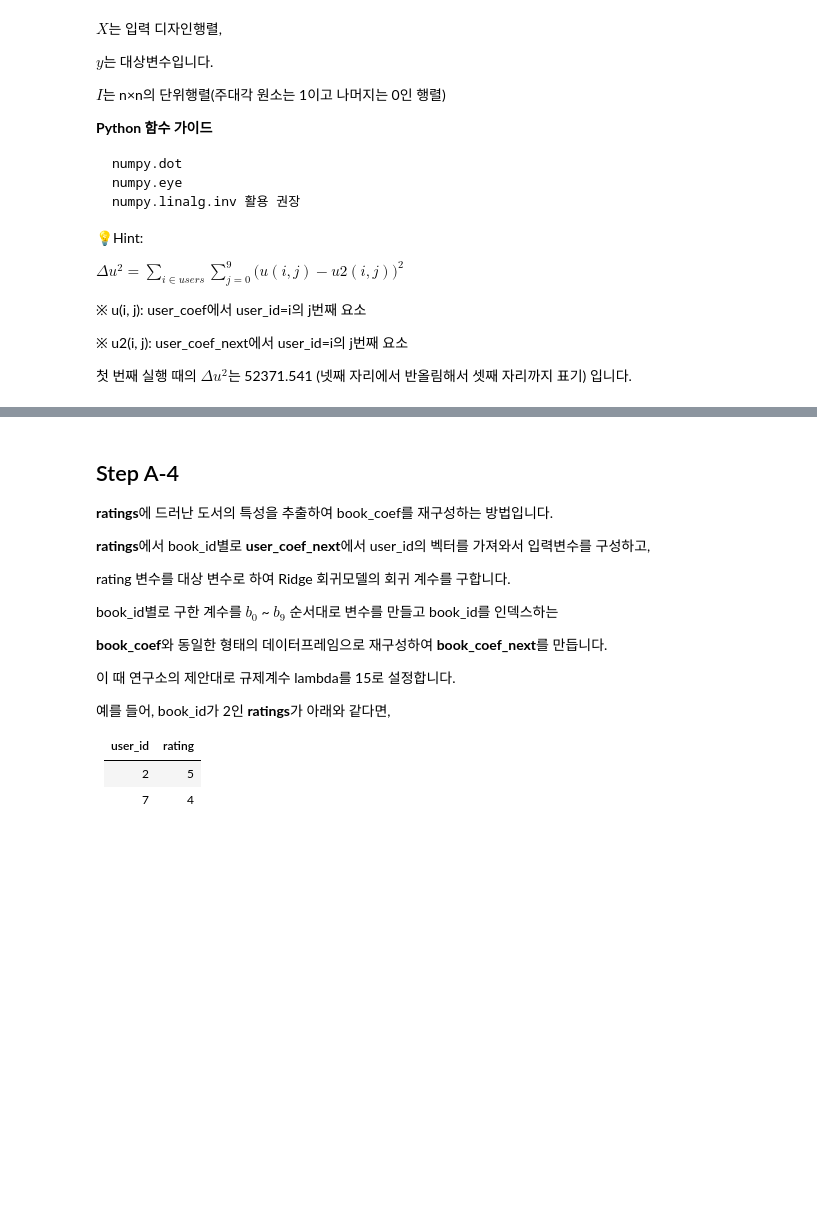
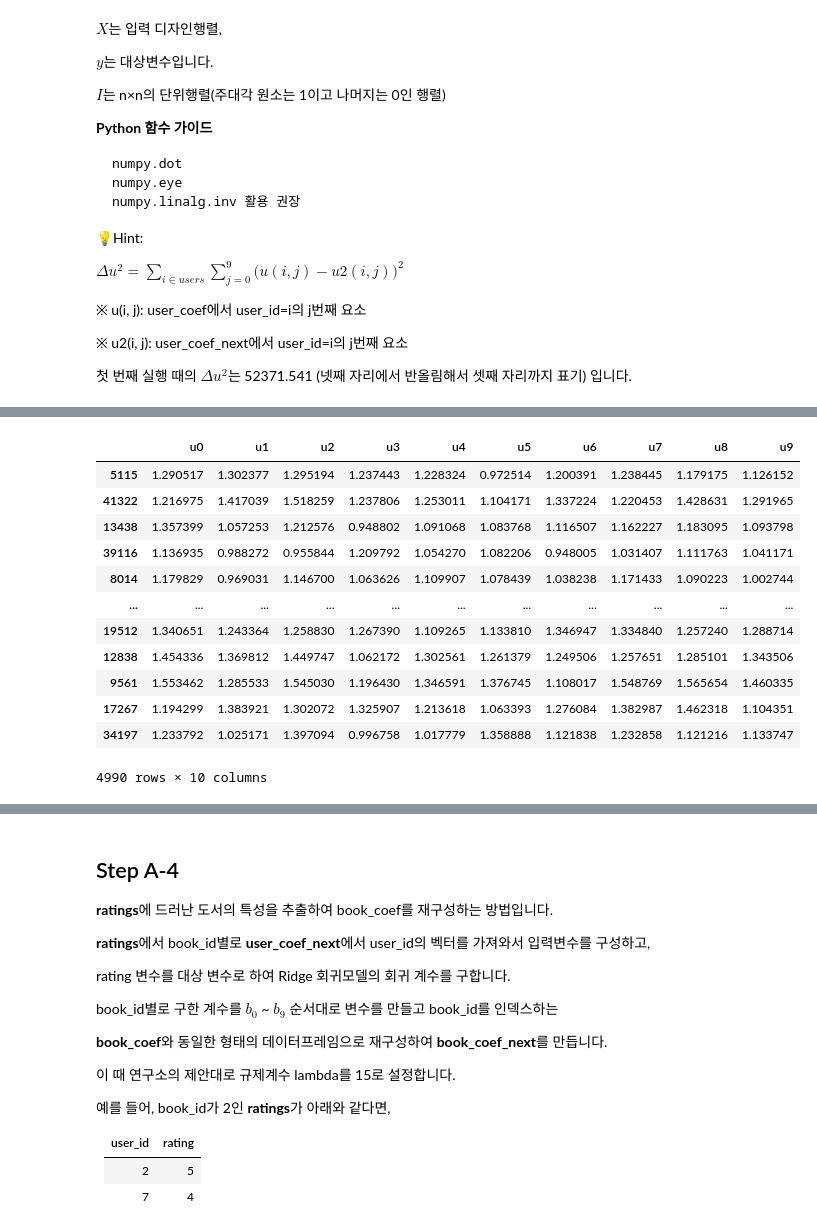
Before and after one commit to sunkusun9/DS_prob1_2510, a Jupyter notebook: prob_solution.ipynb, the cells around one changed output, grey strips where cells are left out. Cells and saved outputs as stored; diff of their text form; code cells hidden in the pictures; blank space fills up the shorter version.

```diff
--- a/prob_solution.ipynb
+++ b/prob_solution.ipynb
@@ -402,3 +402,11 @@ $Δu^2=\sum_{i∈users}\sum_{j=0}^{9}\bigl(u(i,j)-u2(i,j)\bigr)^2$
 ※ u2(i, j): user_coef_next에서 user_id=i의 j번째 요소
 
 첫 번째 실행 때의 $Δu^2$는 52371.541 (넷째 자리에서 반올림해서 셋째 자리까지 표기) 입니다.
+# %%
+# β^=(XTX+λI)−1XTy ,
+lambI = np.eye(n) * 15
+def ridge(X, y):
+    return np.dot(
+        np.linalg.inv(np.dot(X.T, X) + lambI), # (XTX+λI)−1
+        np.dot(X.T, y) # XTy
+    )
@@ -404,0 +431,22 @@ $Δu^2=\sum_{i∈users}\sum_{j=0}^{9}\bigl(u(i,j)-u2(i,j)\bigr)^2$
+# %%
+df_user_coef_next = pd.DataFrame([
+    pd.Series(ridge(
+        df_book_coef.loc[df_ratings.loc[df_ratings['user_id'] == i, 'book_id']],
+        df_ratings.loc[df_ratings['user_id'] == i, 'rating']
+    ), index = df_user_coef.columns, name = i)
+    for i in df_ratings['user_id'].unique()
+])
+# %% [output]
+|  | u0 | u1 | u2 | u3 | u4 | u5 | u6 | u7 | u8 | u9 |
+| 5115 | 1.290517 | 1.302377 | 1.295194 | 1.237443 | 1.228324 | 0.972514 | 1.200391 | 1.238445 | 1.179175 | 1.126152 |
+| 41322 | 1.216975 | 1.417039 | 1.518259 | 1.237806 | 1.253011 | 1.104171 | 1.337224 | 1.220453 | 1.428631 | 1.291965 |
+| 13438 | 1.357399 | 1.057253 | 1.212576 | 0.948802 | 1.091068 | 1.083768 | 1.116507 | 1.162227 | 1.183095 | 1.093798 |
+| 39116 | 1.136935 | 0.988272 | 0.955844 | 1.209792 | 1.054270 | 1.082206 | 0.948005 | 1.031407 | 1.111763 | 1.041171 |
+| 8014 | 1.179829 | 0.969031 | 1.146700 | 1.063626 | 1.109907 | 1.078439 | 1.038238 | 1.171433 | 1.090223 | 1.002744 |
+| ... | ... | ... | ... | ... | ... | ... | ... | ... | ... | ... |
+| 19512 | 1.340651 | 1.243364 | 1.258830 | 1.267390 | 1.109265 | 1.133810 | 1.346947 | 1.334840 | 1.257240 | 1.288714 |
+| 12838 | 1.454336 | 1.369812 | 1.449747 | 1.062172 | 1.302561 | 1.261379 | 1.249506 | 1.257651 | 1.285101 | 1.343506 |
+| 9561 | 1.553462 | 1.285533 | 1.545030 | 1.196430 | 1.346591 | 1.376745 | 1.108017 | 1.548769 | 1.565654 | 1.460335 |
+| 17267 | 1.194299 | 1.383921 | 1.302072 | 1.325907 | 1.213618 | 1.063393 | 1.276084 | 1.382987 | 1.462318 | 1.104351 |
+| 34197 | 1.233792 | 1.025171 | 1.397094 | 0.996758 | 1.017779 | 1.358888 | 1.121838 | 1.232858 | 1.121216 | 1.133747 |
+4990 rows × 10 columns
```
Also changed, not shown: parts of 2 cells of this notebook.
